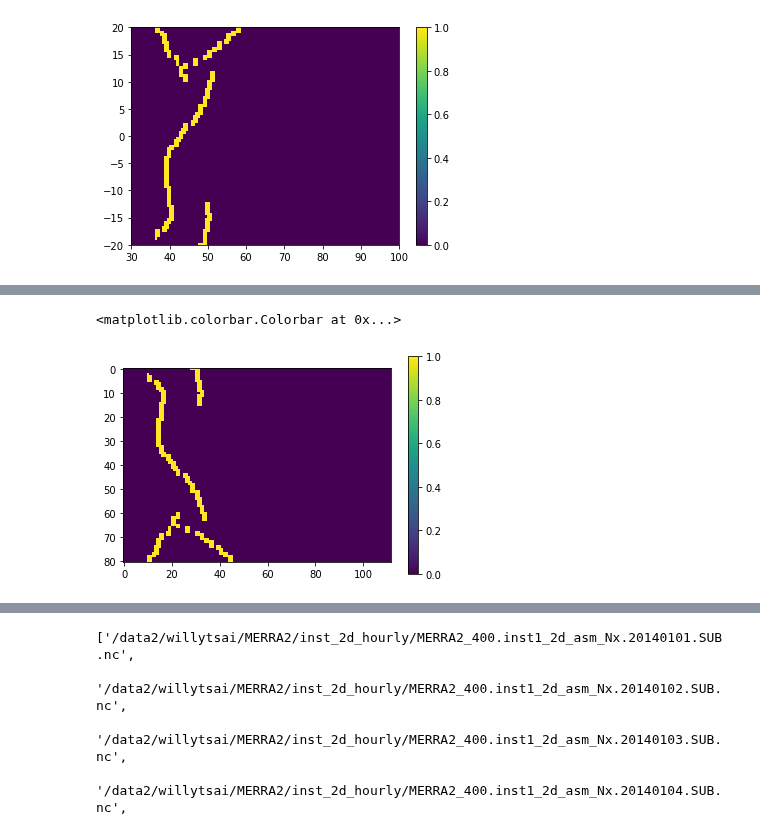
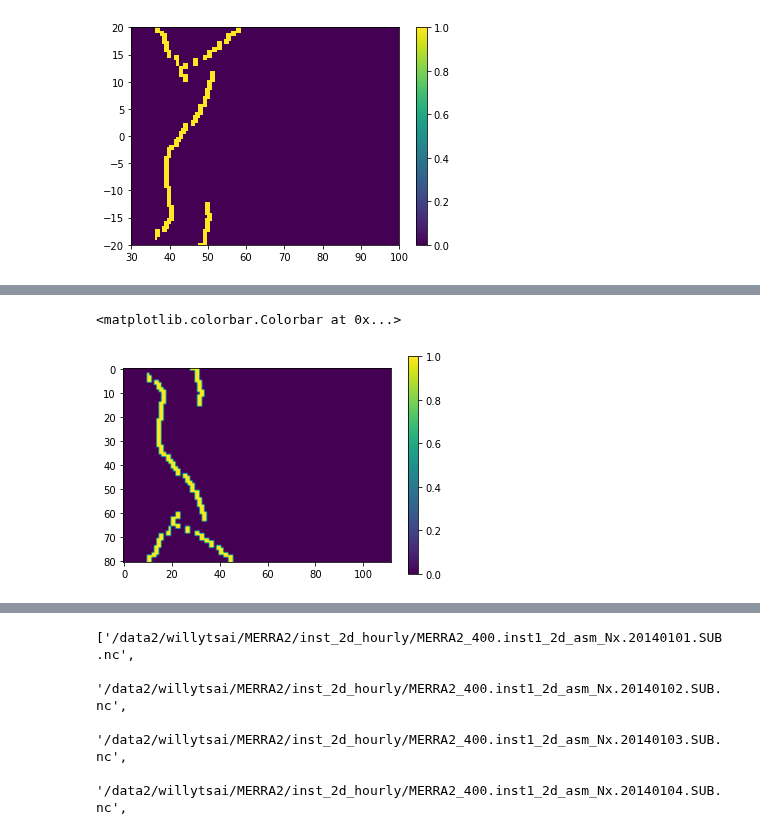
Before and after one commit to snigsam/VaporLakes, a Jupyter notebook: Coast_tagging_makePWhistogram.ipynb, the cells around one changed output, grey strips where cells are left out. Saved outputs shown, nothing was run; the diff lists cells and outputs as text; code cells hidden in the pictures.

Commit message:
histograms

```diff
--- a/Coast_tagging_makePWhistogram.ipynb
+++ b/Coast_tagging_makePWhistogram.ipynb
@@ -65,7 +65,7 @@ locxxx = dict(lon=lc[(lc < 70) & (lc > 36)], lat=la[(la < 9999)])
 
 lm["eastcoast"].loc[locxxx] = lm["lsm"].loc[locxxx].squeeze()
 # %%
-maskweight= (lm.eastcoast.squeeze().diff("lon") <0).astype(float)
+maskweight= (lm.eastcoast.squeeze().diff("lon") <0).astype(int)
 plt.pcolor(lm.lon,lm.lat,maskweight)
 plt.colorbar()
 # %% [output]
@@ -74,5 +82,5 @@ plt.colorbar()
 # %%
-plt.imshow(maskweight); plt.colorbar()
+plt.imshow(maskweight == 1); plt.colorbar()
 # %% [output]
 <matplotlib.colorbar.Colorbar at 0x...>
-[figure, old version]
+[figure, new version]
```
Also changed, not shown: parts of 20 cells of this notebook, 1 other file.
